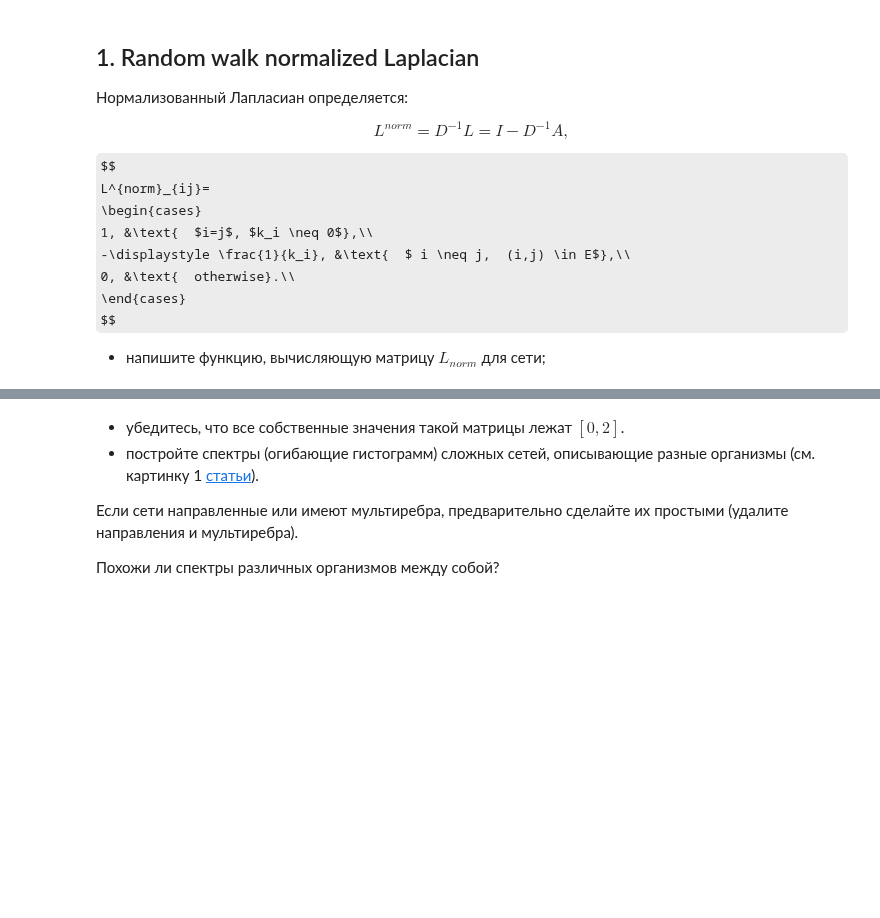
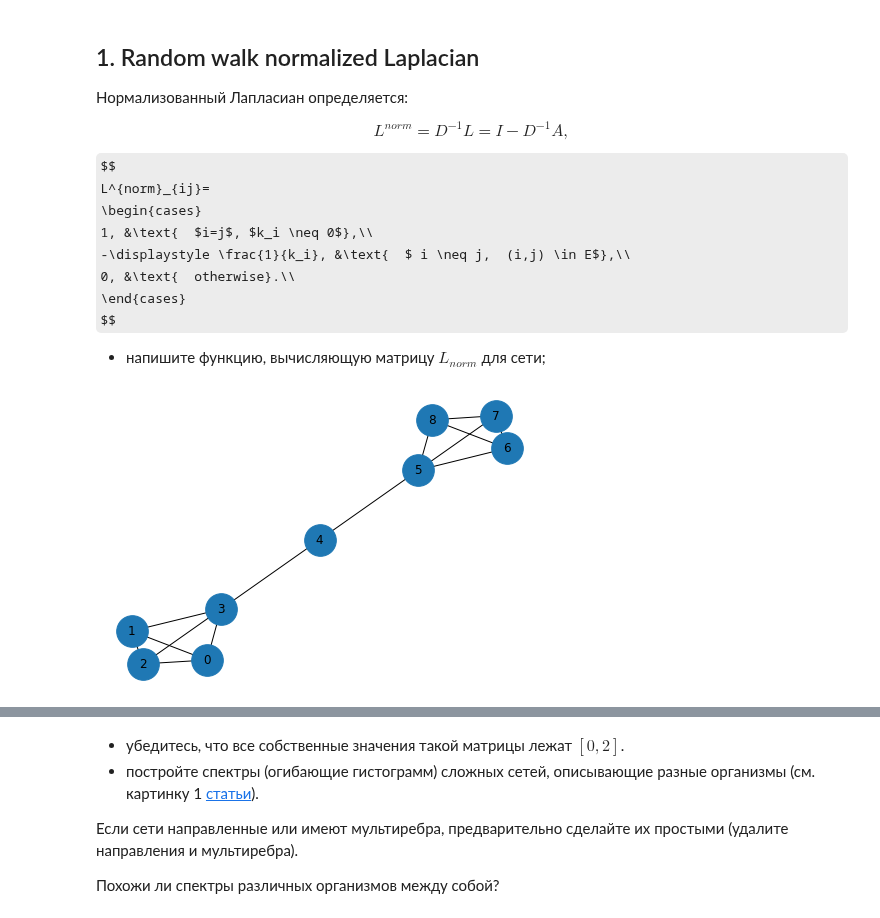
Before and after one commit to kimaril/networksch, a Jupyter notebook: notebooks/NS Assignment 08.ipynb, the cells around one changed output, grey strips where cells are left out. Drawn from its saved outputs; the diff is of its cells as text; code cells hidden in the pictures; some formulas as TeX source; blank space fills up the shorter version.

```diff
--- a/notebooks/NS Assignment 08.ipynb
+++ b/notebooks/NS Assignment 08.ipynb
@@ -29,0 +63,5 @@ def normalized_laplacian_matrix(G):
+# %%
+BR = nx.barbell_graph(4,1)
+nx.draw(BR,node_size=1000,with_labels=True)
+# %% [output]
+[figure, added]
```
Also changed, not shown: parts of 19 cells of this notebook.
